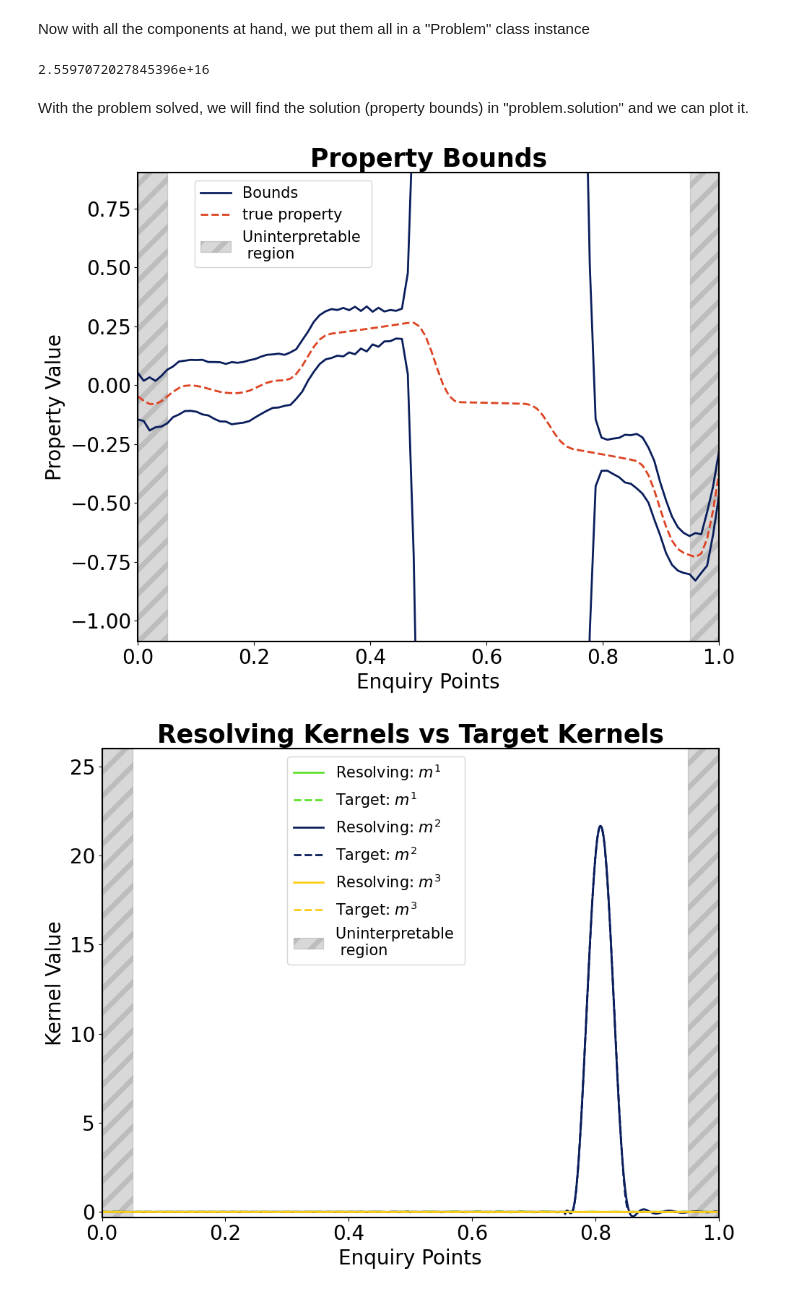
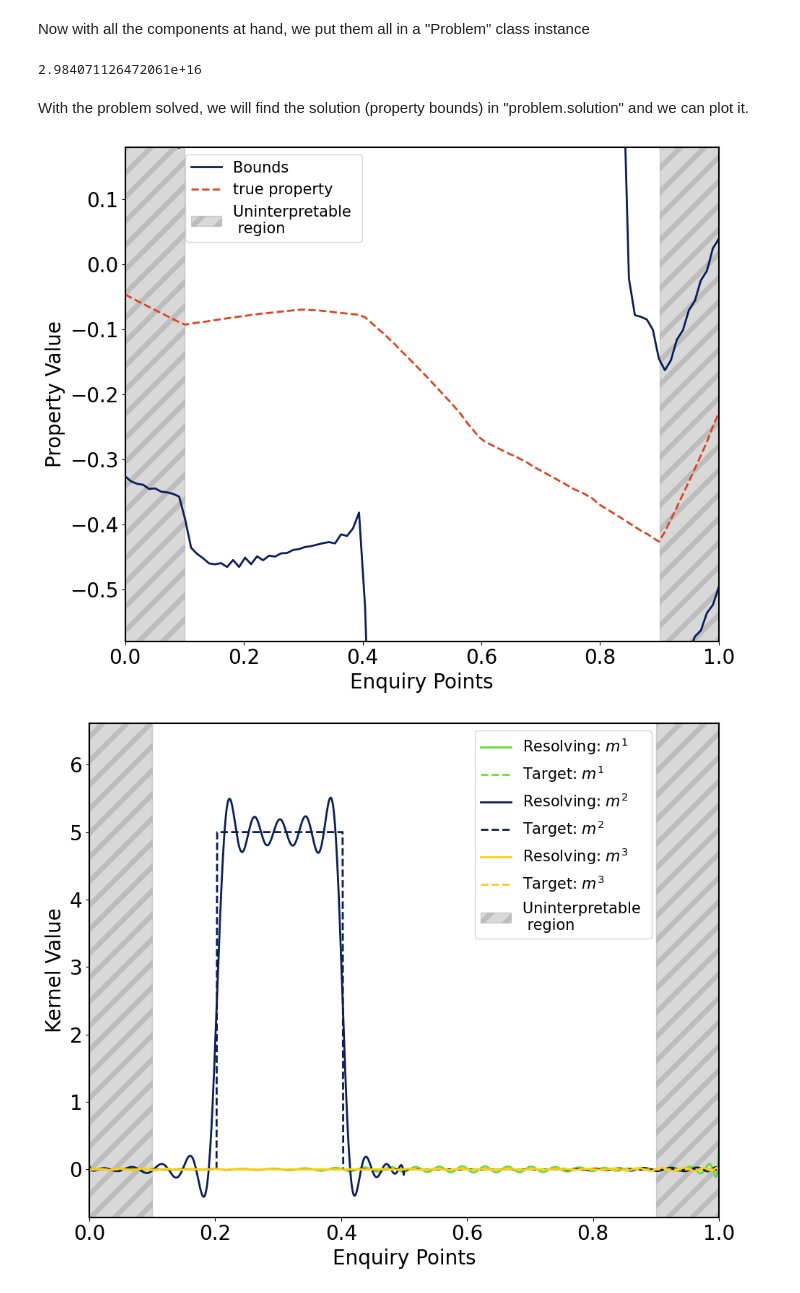
Before and after one commit to Adrian-Mag/SOLA_DLI, a Jupyter notebook: examples/Target_Paper_Examples/solving_problems_fake.ipynb, the cells around one changed output. Cells and saved outputs as stored; diff of their text form; code cells hidden in the pictures.

```diff
--- a/examples/Target_Paper_Examples/solving_problems_fake.ipynb
+++ b/examples/Target_Paper_Examples/solving_problems_fake.ipynb
@@ -114,10 +116,11 @@ plt.show()
 # Create property mapping and space
 ###################################
 # Edit region -------------
+chosen_target_type = functions.Boxcar_1D
 target_types = {'m_1': functions.Null_1D,
-                'm_2': functions.Gaussian_Bump_1D,
+                'm_2': chosen_target_type,
                 'm_3': functions.Null_1D}
-width = 0.1 # same units as domain (km here)
+width = 0.2 # same units as domain (km here)
 how_many_targets = 100
 enquiry_points = np.linspace(domain.bounds[0][0],
                              domain.bounds[0][1],
@@ -128,7 +131,7 @@ targets_dict = {}
 for param, target_type in target_types.items():
     targets_dict[param] = []
     for i in range(how_many_targets):
-        if target_type == functions.Gaussian_Bump_1D: # MODIFY HERE THE SPECIAL TARGET AS WELL!!!!
+        if target_type == chosen_target_type: # MODIFY HERE THE SPECIAL TARGET AS WELL!!!!
             targets_dict[param].append(target_type(domain=domain,
                                                    center=enquiry_points[i],
                                                    width=width))
@@ -142,7 +145,10 @@ T = mappings.DirectSumMapping(domain=M, codomain=P, mappings=tuple(constituent_m
 #################################
 # Create fake true model and data
 #################################
-true_model = M.random_member(args_list=[(4,), (3,), (13,)])
+boundaries = [0.2, 0.5]
+true_model = M.random_member(args_list=[(10,False, boundaries),
+                                        (2, False, boundaries),
+                                        (3, True)])
 data = G.map(true_model)
 
 fig, axes = plt.subplots(len(physical_parameters), 1, figsize=(12,6*len(physical_parameters)))
@@ -166,7 +172,7 @@ plt.show()
 ####################
 # Edit region -------------
 # Places where the true model will be evaluated
-intervals = np.array([0,0.1, 0.25, 0.7, domain.bounds[0][1]])
+intervals = np.array([0,0.2, 0.25, 0.501, domain.bounds[0][1]])
 # Edit region -------------
 upper_bounds = []
 for model in true_model:
@@ -181,6 +187,8 @@ norm_bound = M.norm(tuple(upper_bounds))
 fig, axes = plt.subplots(len(physical_parameters), 1, figsize=(12,6*len(physical_parameters)))
 
 for i, (upperbound, submodel, physical_parameter) in enumerate(zip(upper_bounds, true_model, physical_parameters)):
+    axes[i].plot(domain.mesh, submodel.evaluate(domain.mesh),
+             label='True Physical Parameter', color='black', linewidth=2)
     axes[i].plot(domain.mesh, np.abs(submodel.evaluate(domain.mesh)),
              label='Abs(True Physical Parameter)', color=colors[99], linewidth=2)
     axes[i].plot(domain.mesh, upperbound.evaluate(domain.mesh),
@@ -194,7 +202,10 @@ for i, (upperbound, submodel, physical_parameter) in enumerate(zip(upper_bounds,
     axes[i].legend(fontsize=12)
     axes[i].grid(True, linestyle='--', linewidth=1.5, color='lightgray')  # Add gridlines
     axes[i].legend(fontsize=20)
-plt.xlabel('Domain', fontsize=18)
+y_min, y_max = axes[1].get_ylim()
+axes[1].fill_betweenx([y_min, y_max], 0.5, 0.75, color='gray', alpha=0.3, label='No Sensitivity Region')
+axes[1].set_ylim([y_min, y_max])
+plt.xlabel('Spatial domain', fontsize=18)
 plt.tight_layout()
 plt.savefig('bound.pdf', bbox_inches='tight')
 plt.show()
@@ -209,7 +220,7 @@ problem.solve()
 # %%
 print(np.linalg.cond(problem.Lambda.matrix))
 # %% [output]
-2.5597072027845396e+16
+2.984071126472061e+16
 # %%
 problem._compute_least_norm_property()
 # %%
@@ -227,7 +238,7 @@ y_max = np.mean(true_property) + (np.max(true_property) - np.min(true_property))
 y_min = np.mean(true_property) - (np.max(true_property) - np.min(true_property))
 # Plot the Solution section
 plt.figure('Solution', figsize=(10, 8))
-plt.title('Property Bounds', fontsize=25, fontweight='bold')  # Increase font size and add bold
+#plt.title('Property Bounds', fontsize=25, fontweight='bold')  # Increase font size and add bold
 plt.plot(enquiry_points, problem.solution['upper bound'], color=colors[99],
          linewidth=2, label='Bounds')  # Increase line width
 plt.plot(enquiry_points, problem.solution['lower bound'], color=colors[99],
@@ -246,14 +257,14 @@ plt.legend(fontsize=15, loc='upper center', bbox_to_anchor=(0.25, 1))
 plt.xlabel('Enquiry Points', fontsize=20)  # Add X-axis label with fontsize
 plt.ylabel('Property Value', fontsize=20)  # Add Y-axis label with fontsize
 plt.tight_layout()  # Adjust layout to prevent clipping of labels
-plt.savefig('solution_m2_' +  'gaussianBump_' + str(width) +'.png', dpi=300, bbox_inches='tight')  # Increase resolution for high-quality output
+plt.savefig('solution_m2_' +  str(targets_dict['m_2'][0]) + '_' + str(width) +'.png', dpi=300, bbox_inches='tight')  # Increase resolution for high-quality output
 plt.show()
 # %% [output]
-[figure, old version]
+[figure, new version]
 # %%
 problem._compute_resolving_kernels()
 # %%
-which_kernel = 80
+which_kernel = 30
 param_color = dict(zip(physical_parameters, ['#5ee22d', colors[99] , '#fccd1a']))
 plt.figure(1, figsize=(10,8))
 
@@ -265,36 +276,38 @@ for param, mapping in zip(physical_parameters, problem.A.mappings):
     resolving_kernel_y_values = mapping.kernels[which_kernel].evaluate(domain.mesh)
     plt.plot(domain.mesh, resolving_kernel_y_values,
              color=param_color[param], linewidth=2,
              label='Resolving: ' + physical_parameters_symbols[param])
     all_y_values.extend(resolving_kernel_y_values)
 
     # Plot target kernel
     target_kernel_y_values = targets_dict[param][which_kernel].evaluate(domain.mesh)
     plt.plot(domain.mesh, target_kernel_y_values,
              linestyle='dashed', color=param_color[param], linewidth=2,
              label='Target: ' + physical_parameters_symbols[param])
     all_y_values.extend(target_kernel_y_values)
 
 # Calculate the minimum and maximum y-values from all the plotted data
 y_min = min(all_y_values)*1.2
 y_max = max(all_y_values)*1.2
+if y_min <= 0:
+    y_min = -(y_max - y_min)*0.1
 
 # Fill between the specified y_min and y_max values
 plt.fill_betweenx([y_min, y_max], 0, width/2, color='gray', hatch='/', alpha=0.3, label='Uninterpretable \n region')
 plt.fill_betweenx([y_min, y_max], domain.bounds[0][1] - width/2, domain.bounds[0][1], color='gray', hatch='/', alpha=0.3)
 plt.xlim([domain.bounds[0][0], domain.bounds[0][1]])
 plt.ylim([y_min, y_max])
-plt.title('Resolving Kernels vs Target Kernels', fontsize=25, fontweight='bold')
+#plt.title('Resolving Kernels vs Target Kernels', fontsize=25, fontweight='bold')
 plt.xticks(fontsize=20)
 plt.yticks(fontsize=20)
 plt.legend(fontsize=15, bbox_to_anchor=(0.6,1))
 plt.xlabel('Enquiry Points', fontsize=20)
 plt.ylabel('Kernel Value', fontsize=20)
 plt.tight_layout()
-plt.savefig('resolving_kernel_' + 'uniform_' + str(which_kernel) + '.png', bbox_inches='tight', dpi=300)
+plt.savefig('resolving_kernel_' + str(targets_dict['m_2'][0]) +'_' + str(which_kernel) + '.png', bbox_inches='tight', dpi=300)
 plt.show()
 # %% [output]
-[figure, old version]
+[figure, new version]
 # %%
 problem._compute_least_norm_solution()
 # %%
```
Also changed, not shown: parts of 5 cells of this notebook, 8 other files.
